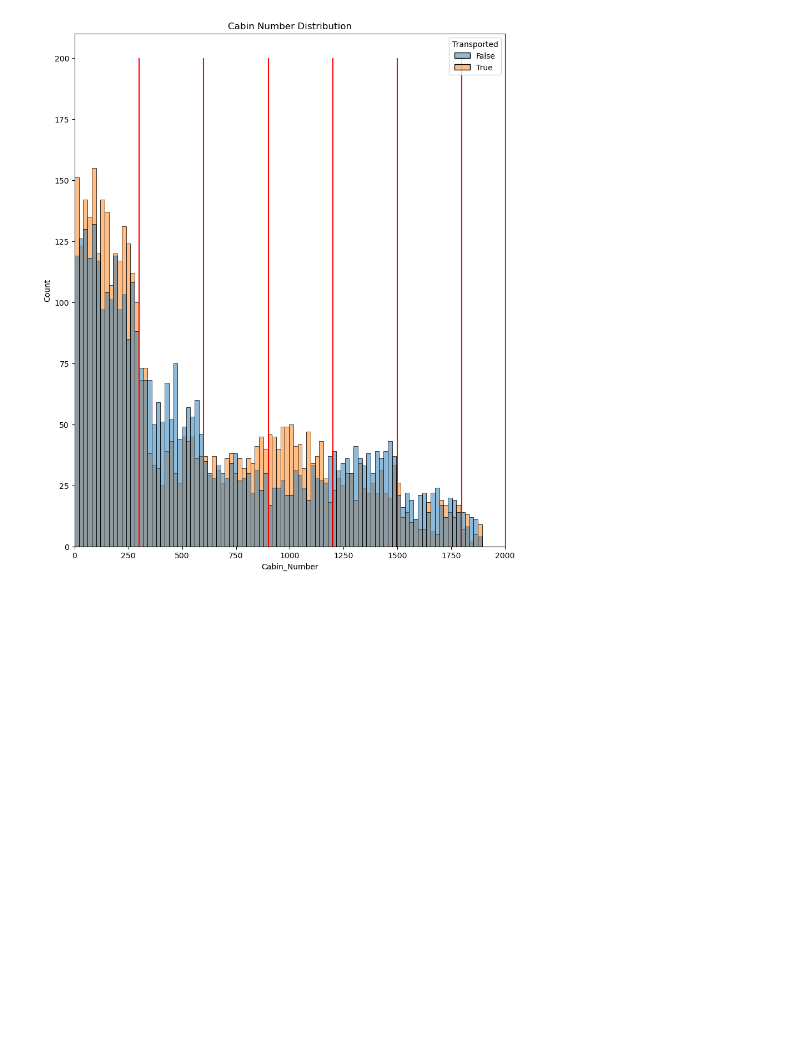
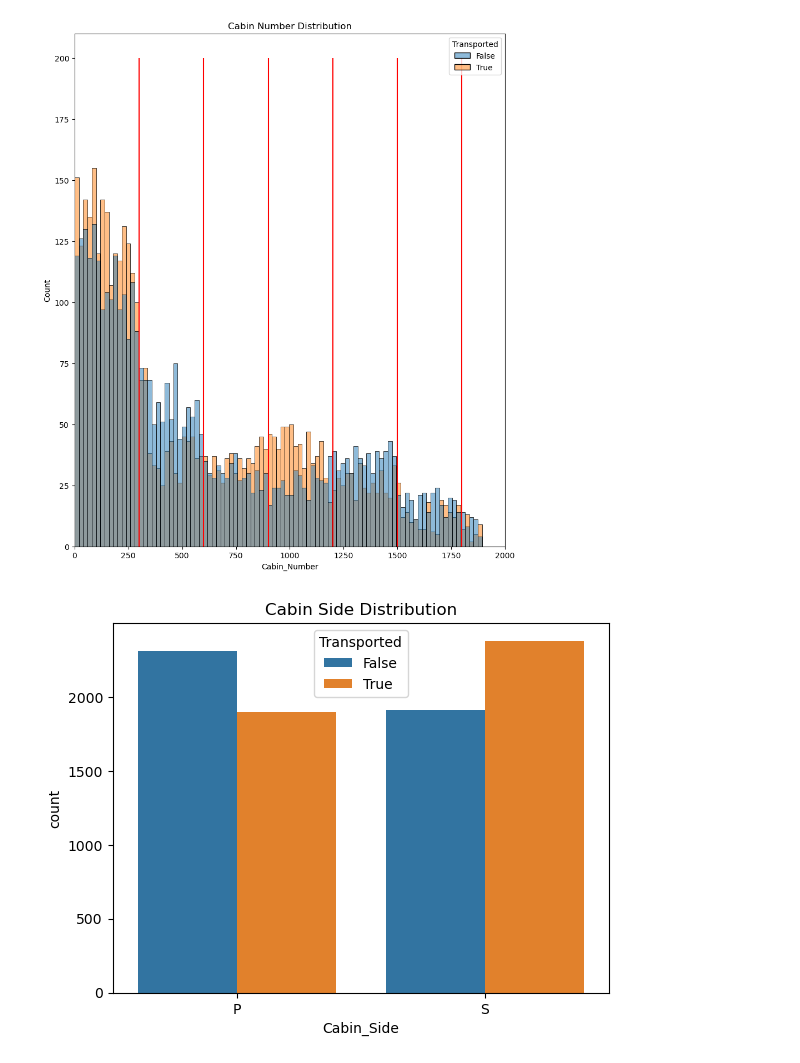
Before and after one commit to manishbhatia7/kaggle, a Jupyter notebook: input/spaceship-titanic/notebook.ipynb, the cells around one changed output. Saved outputs shown, nothing was run; the diff lists cells and outputs as text; code cells hidden in the pictures; blank space fills up the shorter version.

```diff
--- a/input/spaceship-titanic/notebook.ipynb
+++ b/input/spaceship-titanic/notebook.ipynb
@@ -313,3 +313,9 @@ plt.show()
 fig.tight_layout()
 # %% [output]
 [figure]
+# %%
+sns.countplot(x='Cabin_Side',hue='Transported',data=train)
+plt.title('Cabin Side Distribution')
+plt.show()
+# %% [output]
+[figure, added]
```
Also changed, not shown: parts of 2 cells of this notebook.
